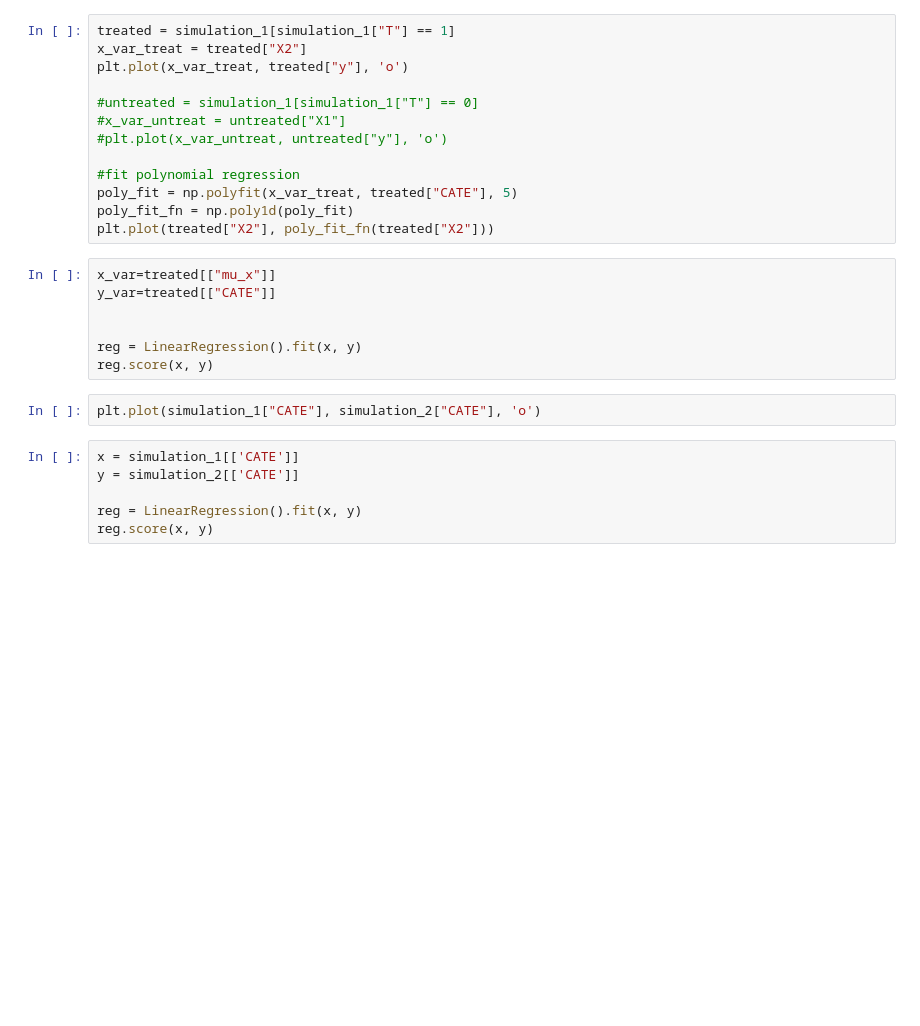
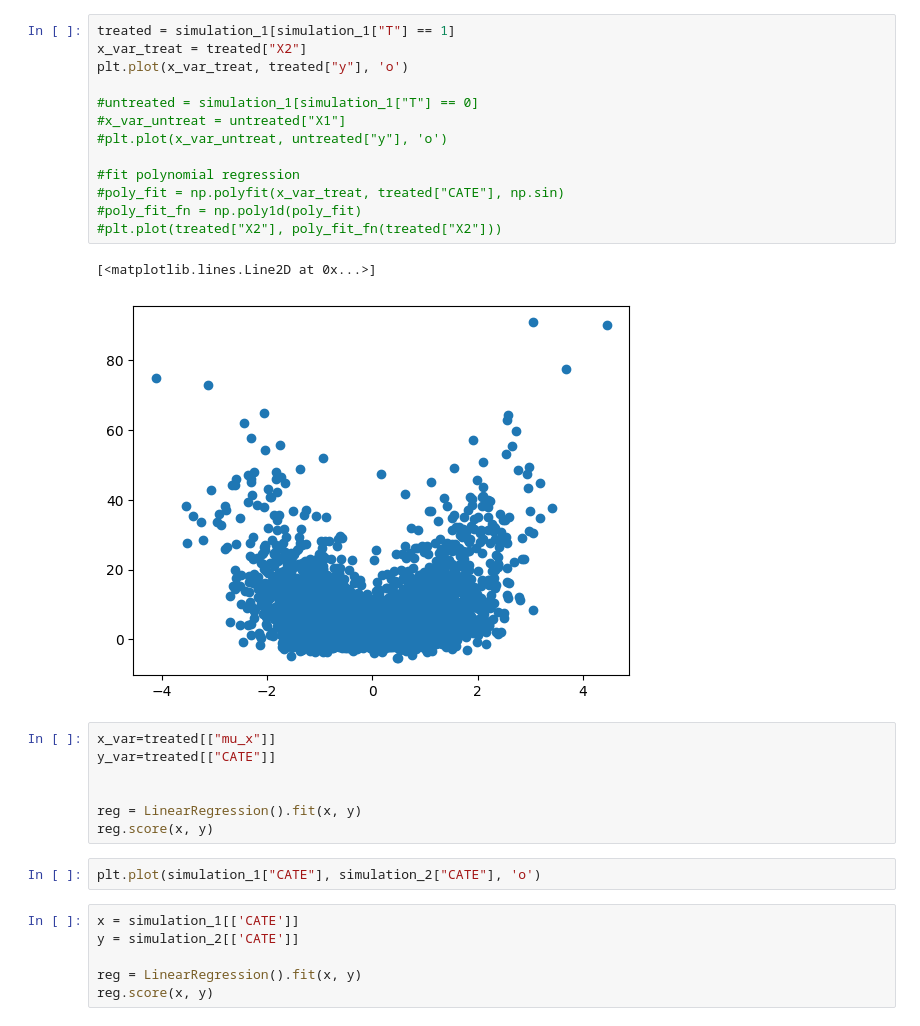
Before and after one commit to Jackbonkins/Heter_effects, a Jupyter notebook: Gen_Data.ipynb, the cells around one changed output. Cells and saved outputs as stored; diff of their text form; blank space fills up the shorter version.

```diff
--- a/Gen_Data.ipynb
+++ b/Gen_Data.ipynb
@@ -30,16 +29,19 @@ reg.score(x, y)
 # %%
 treated = simulation_1[simulation_1["T"] == 1]
 x_var_treat = treated["X2"]
 plt.plot(x_var_treat, treated["y"], 'o')
 
 #untreated = simulation_1[simulation_1["T"] == 0]
 #x_var_untreat = untreated["X1"]
 #plt.plot(x_var_untreat, untreated["y"], 'o')
 
 #fit polynomial regression
-poly_fit = np.polyfit(x_var_treat, treated["CATE"], 5)
-poly_fit_fn = np.poly1d(poly_fit)
-plt.plot(treated["X2"], poly_fit_fn(treated["X2"]))
+#poly_fit = np.polyfit(x_var_treat, treated["CATE"], np.sin)
+#poly_fit_fn = np.poly1d(poly_fit)
+#plt.plot(treated["X2"], poly_fit_fn(treated["X2"]))
+# %% [output]
+[<matplotlib.lines.Line2D at 0x...>]
+[figure, added]
 # %%
 x_var=treated[["mu_x"]]
 y_var=treated[["CATE"]]
```
Also changed, not shown: parts of 6 cells of this notebook, 2 other files.
